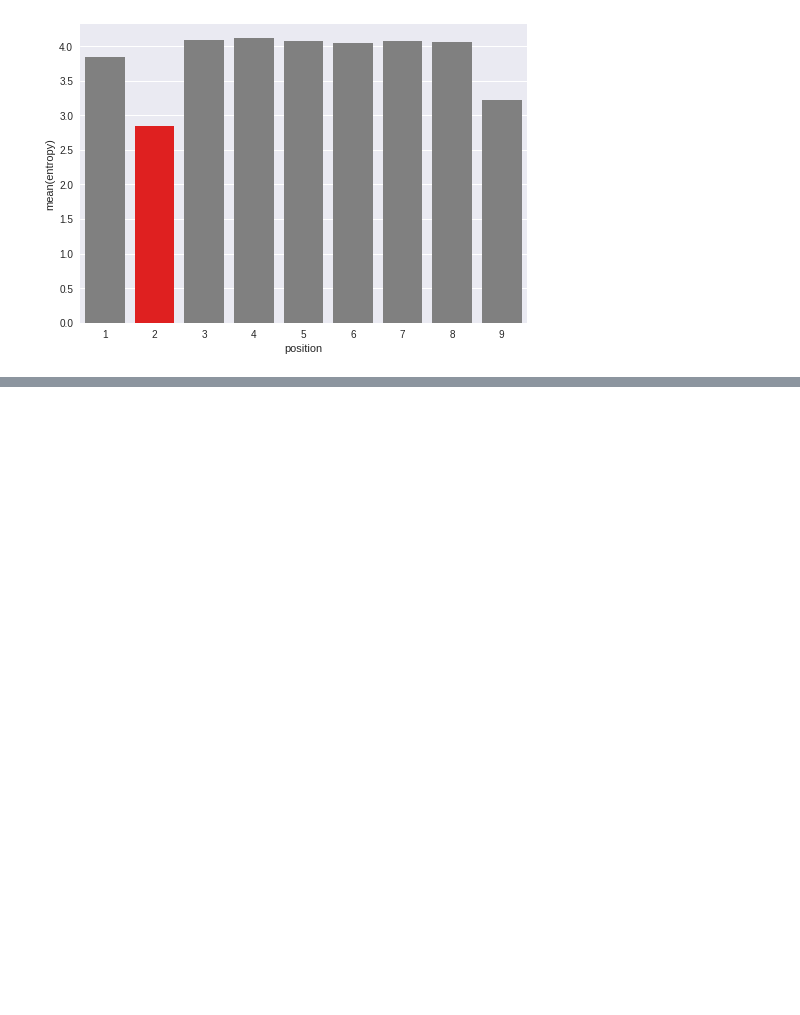
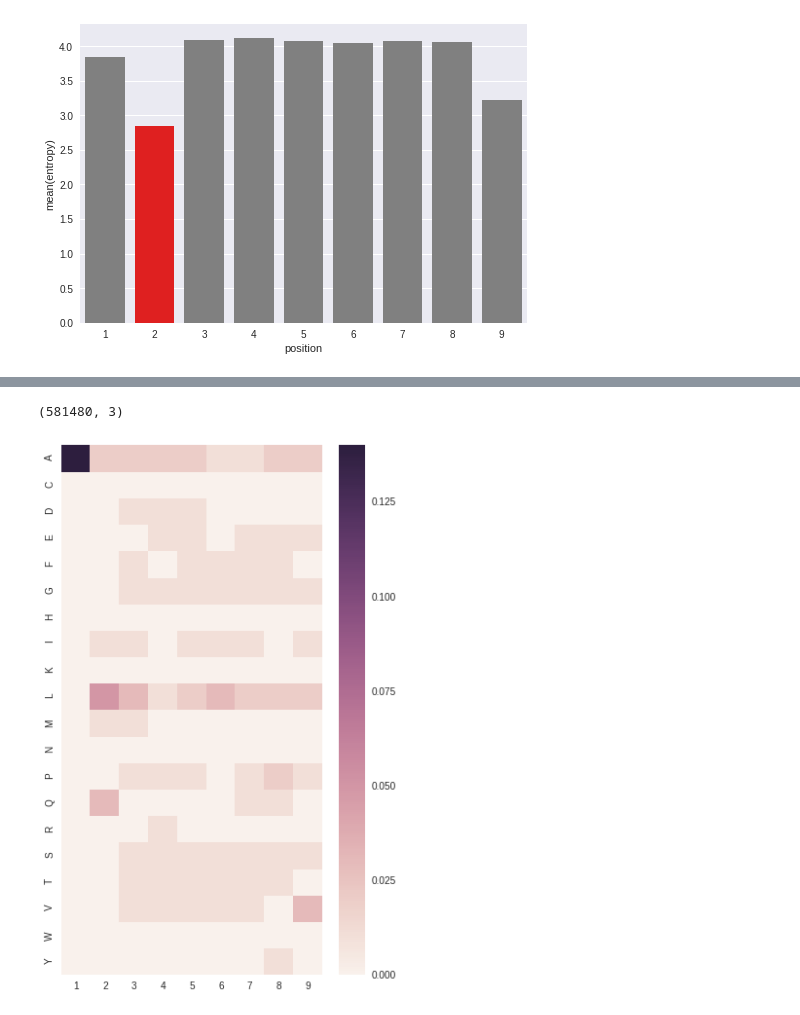
Before and after one commit to antigenomics/ipred, a Jupyter notebook: human_peptides.ipynb, the cells around one changed output, grey strips where cells are left out. Saved outputs shown, nothing was run; the diff lists cells and outputs as text; code cells hidden in the pictures; blank space fills up the shorter version.

```diff
--- a/human_peptides.ipynb
+++ b/human_peptides.ipynb
@@ -399,0 +407,10 @@ plot_entr(freq_HLA_A0202)
+# %%
+df = pd.read_csv('output/HLA-A0206.csv')
+df.shape
+# %% [output]
+(581480, 3)
+# %%
+freq_HLA_A0206 = count_freq('output/HLA-A0206.csv')
+plot_freq(freq_HLA_A0206)
+# %% [output]
+[figure, added]
```
Also changed, not shown: parts of 2 cells of this notebook, 1 other file.
